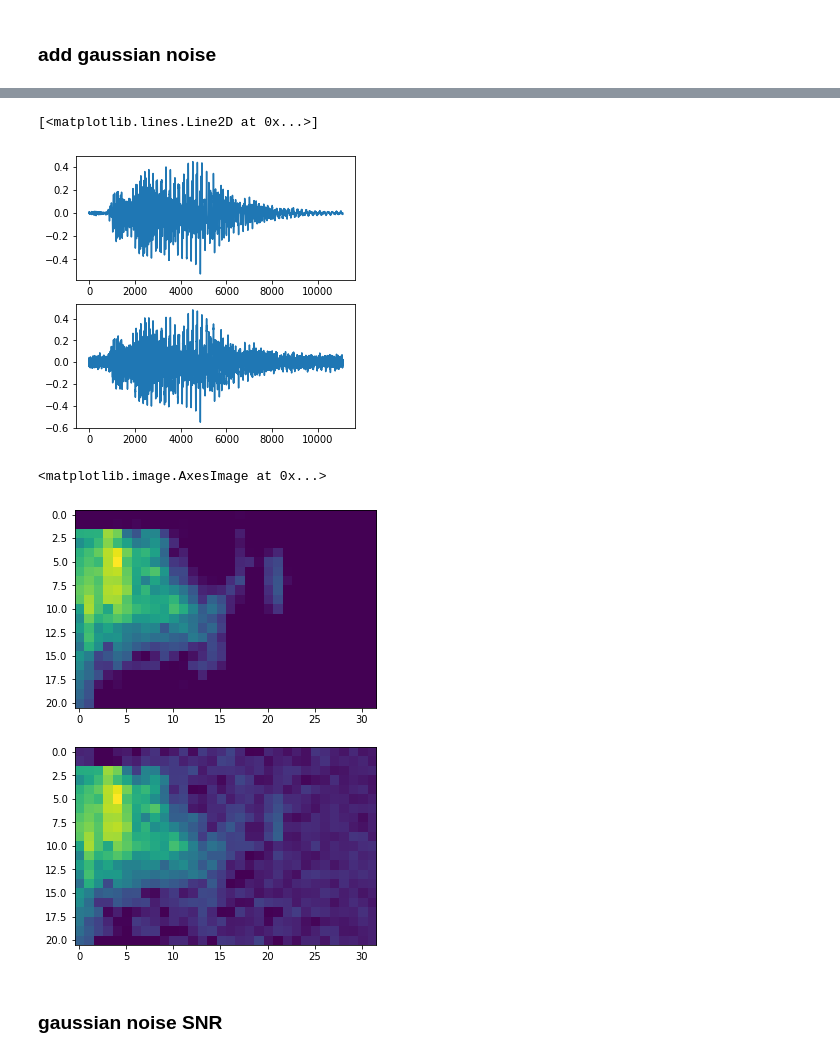
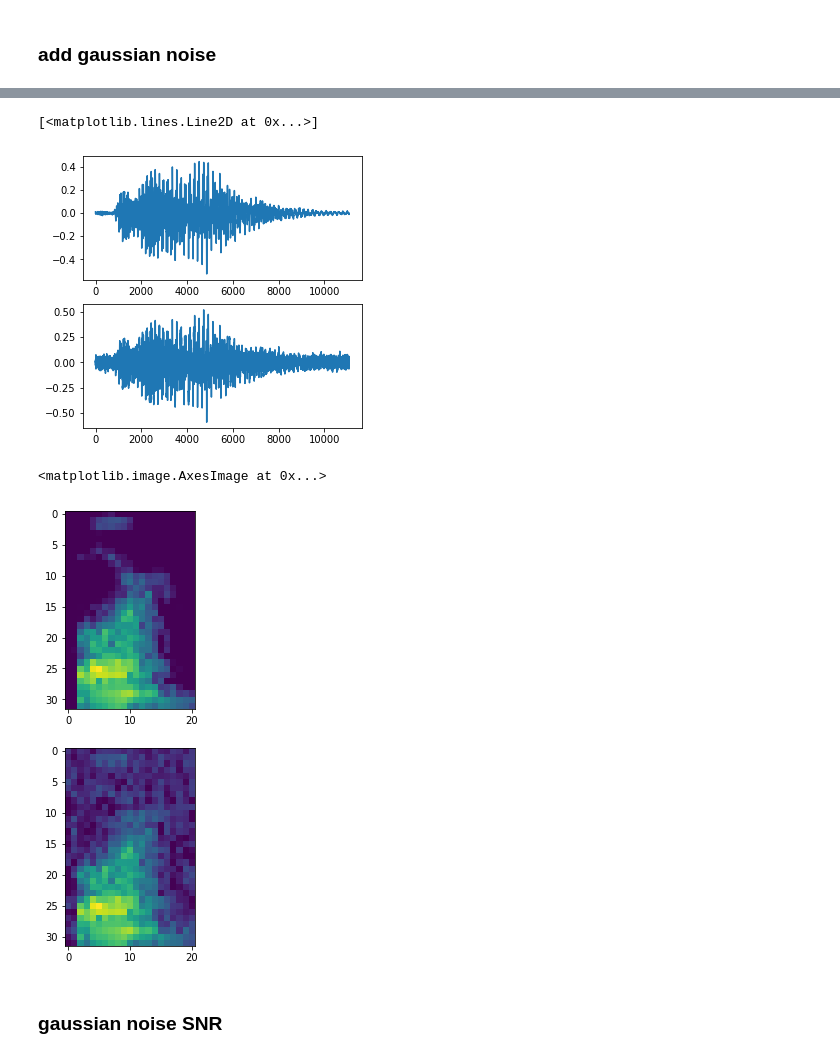
Before and after one commit to shin04/B4Lecture-2021, a Jupyter notebook: ex_9/kajiwara/notebooks/EDA.ipynb, the cells around one changed output, grey strips where cells are left out. Cells and saved outputs as stored; diff of their text form; code cells hidden in the pictures.

```diff
--- a/ex_9/kajiwara/notebooks/EDA.ipynb
+++ b/ex_9/kajiwara/notebooks/EDA.ipynb
@@ -292,18 +293,14 @@ array([[<AxesSubplot:title={'center':'0'}>,
 # %% [markdown]
 ## mel spectrogram
 # %%
-def mel_spec(input: np.ndarray, sr: int, win_size: int, hop_len: int, n_mels: int) -> np.ndarray:
-    # spec = librosa.stft(
-    #     y=input, n_fft=win_size, win_length=win_size, hop_length=hop_len)
-    # spec = np.abs(spec) ** 2.0
-
-    # mel_filter_bank = librosa.filters.mel(sr=sr, n_fft=win_size, n_mels=n_mels)
-    # mel = np.dot(mel_filter_bank, spec)
-
+def mel_spec(input: np.ndarray, sr: int, win_size: int, hop_len: int, n_mels: int, fmax: int = 4096) -> np.ndarray:
     mel = librosa.feature.melspectrogram(
-        y=input, sr=sr, n_mels=n_mels, fmax=4096, n_fft=win_size, win_length=win_size, hop_length=hop_len)
+        y=input, sr=sr, n_mels=n_mels, fmax=fmax, n_fft=win_size, win_length=win_size, hop_length=hop_len)
     log_mel = librosa.amplitude_to_db(mel)
 
+    # reverse
+    log_mel = log_mel[::-1] - np.zeros_like(log_mel)
+
     return log_mel
 # %%
 y, sr = librosa.load('../../' + meta['path'].loc[456])
@@ -389,14 +390,14 @@ from torchlibrosa.augmentation import SpecAugmentation
 # %%
 spec_augmenter = SpecAugmentation(
-    time_drop_width=2, time_stripes_num=2, freq_drop_width=2, freq_stripes_num=2
+    time_drop_width=4, time_stripes_num=2, freq_drop_width=4, freq_stripes_num=2
 )
 
 win_size = int(sr*0.05)
 overlap = 0.5
-n_mels = 16
+n_mels = 32
 logmel = mel_spec(y, sr, win_size, int(win_size*overlap), n_mels)
 logmel_ch = np.float32(logmel[np.newaxis, :, :])
-logmel_tensor = torch.tensor(logmel_ch).unsqueeze(0)
+logmel_tensor = torch.tensor(logmel_ch.copy()).unsqueeze(0)
 
 augmented = spec_augmenter(logmel_tensor)
 augmented = augmented.squeeze(0).squeeze(0).numpy()
@@ -443,22 +444,22 @@ plt.subplot(2,1,2)
 plt.plot(y_augmented)
 # %% [output]
 [<matplotlib.lines.Line2D at 0x...>]
-[figure, old version]
+[figure, new version]
 # %%
 plt.figure(figsize=(8, 8))
 
 plt.subplot(2,1,1)
 feature = mel_spec(y, sr, int(sr*0.025), int(win_size*0.5), 32)
-feature = np.float32(feature.T[:, :])
+feature = np.float32(feature)
 plt.imshow(feature)
 
 plt.subplot(2,1,2)
 feature = mel_spec(y_augmented, sr, int(sr*0.025), int(win_size*0.5), 32)
-feature = np.float32(feature.T[:, :])
+feature = np.float32(feature)
 plt.imshow(feature)
 # %% [output]
 <matplotlib.image.AxesImage at 0x...>
-[figure, old version]
+[figure, new version]
 # %% [markdown]
 ### gaussian noise SNR
 # %%
```
Also changed, not shown: parts of 21 cells of this notebook, 2 other files.
